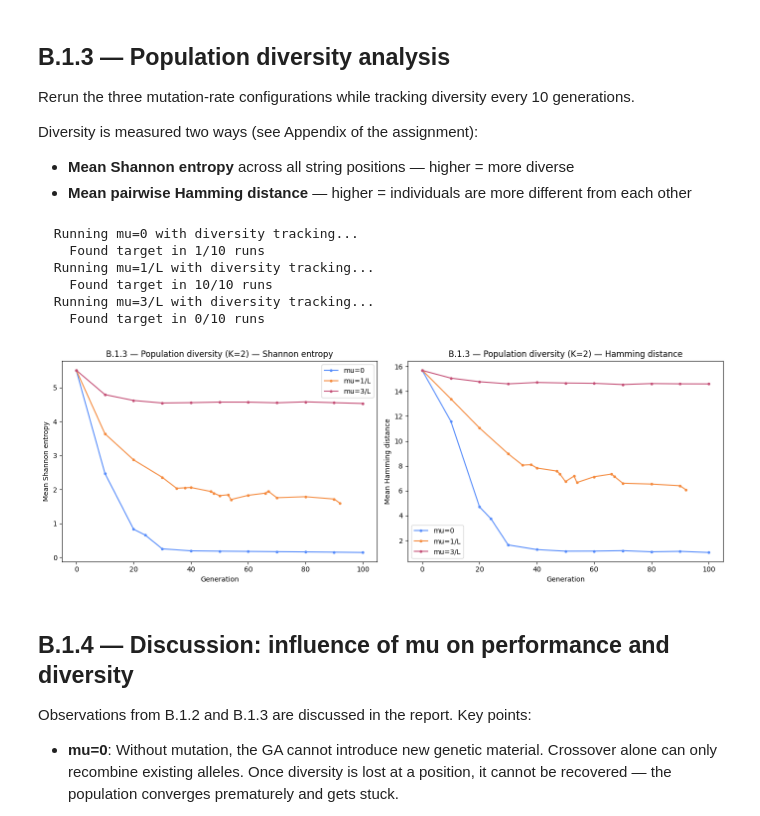
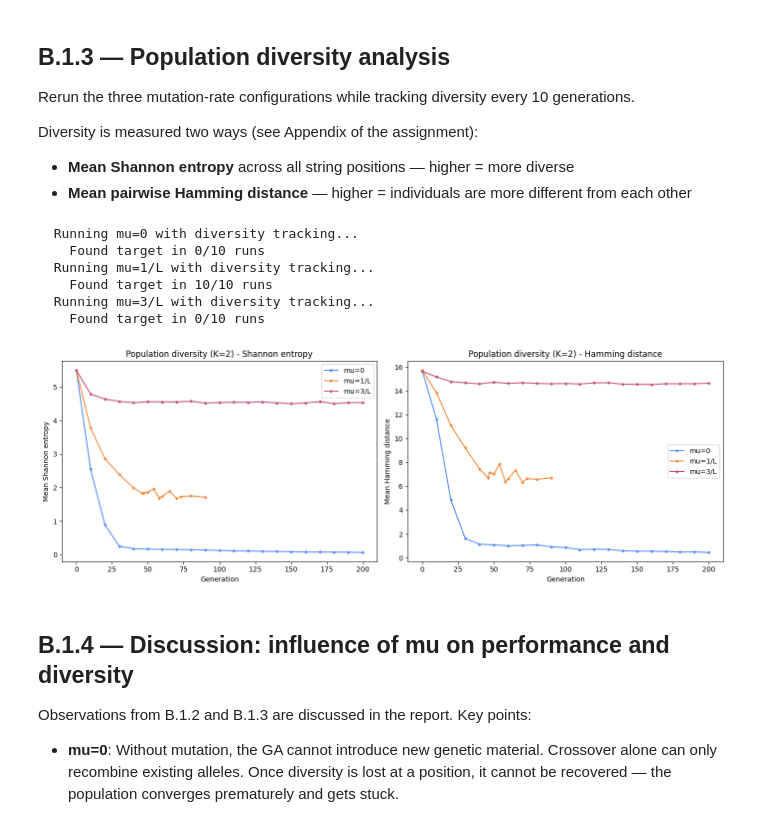
Before and after one commit to DavidMagaram/NaCo, a Jupyter notebook: Assignment4/partB1.ipynb, the cells around one changed output. Drawn from its saved outputs; the diff is of its cells as text; code cells hidden in the pictures.

```diff
--- a/Assignment4/partB1.ipynb
+++ b/Assignment4/partB1.ipynb
@@ -36,7 +36,7 @@ from plotting_b1 import (
     plot_mu_sweep_comparison,
 )
 
-G_MAX = 100
+G_MAX = 200
 N_RUNS = 10
 L = len(TARGET)
 print(f"Target: '{TARGET}' (L={L})")
@@ -112,16 +112,16 @@ Diversity is measured two ways (see Appendix of the assignment):
 results_b1_3 = experiment_b1_3(n_runs=N_RUNS, G_max=G_MAX)
 # %% [output]
   Running mu=0 with diversity tracking...
-    Found target in 1/10 runs
+    Found target in 0/10 runs
   Running mu=1/L with diversity tracking...
     Found target in 10/10 runs
   Running mu=3/L with diversity tracking...
     Found target in 0/10 runs
 # %%
-fig = plot_diversity(results_b1_3, title_prefix="B.1.3 — Population diversity (K=2)")
+fig = plot_diversity(results_b1_3, title_prefix="Population diversity (K=2)")
 plt.show()
 # %% [output]
-[figure, old version]
+[figure, new version]
 # %% [markdown]
 ## B.1.4 — Discussion: influence of mu on performance and diversity
 
```
Also changed, not shown: parts of 7 cells of this notebook, 8 other files.
